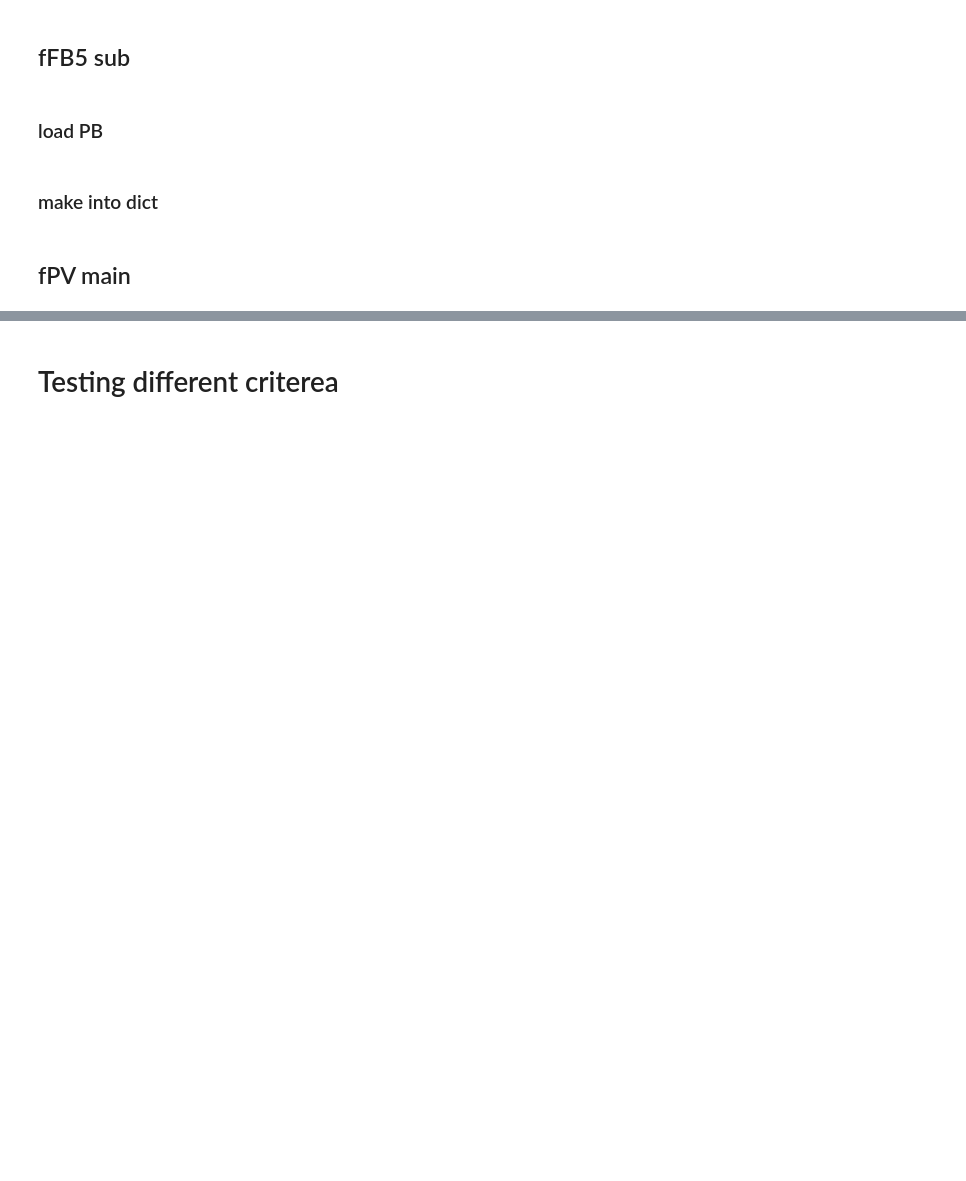
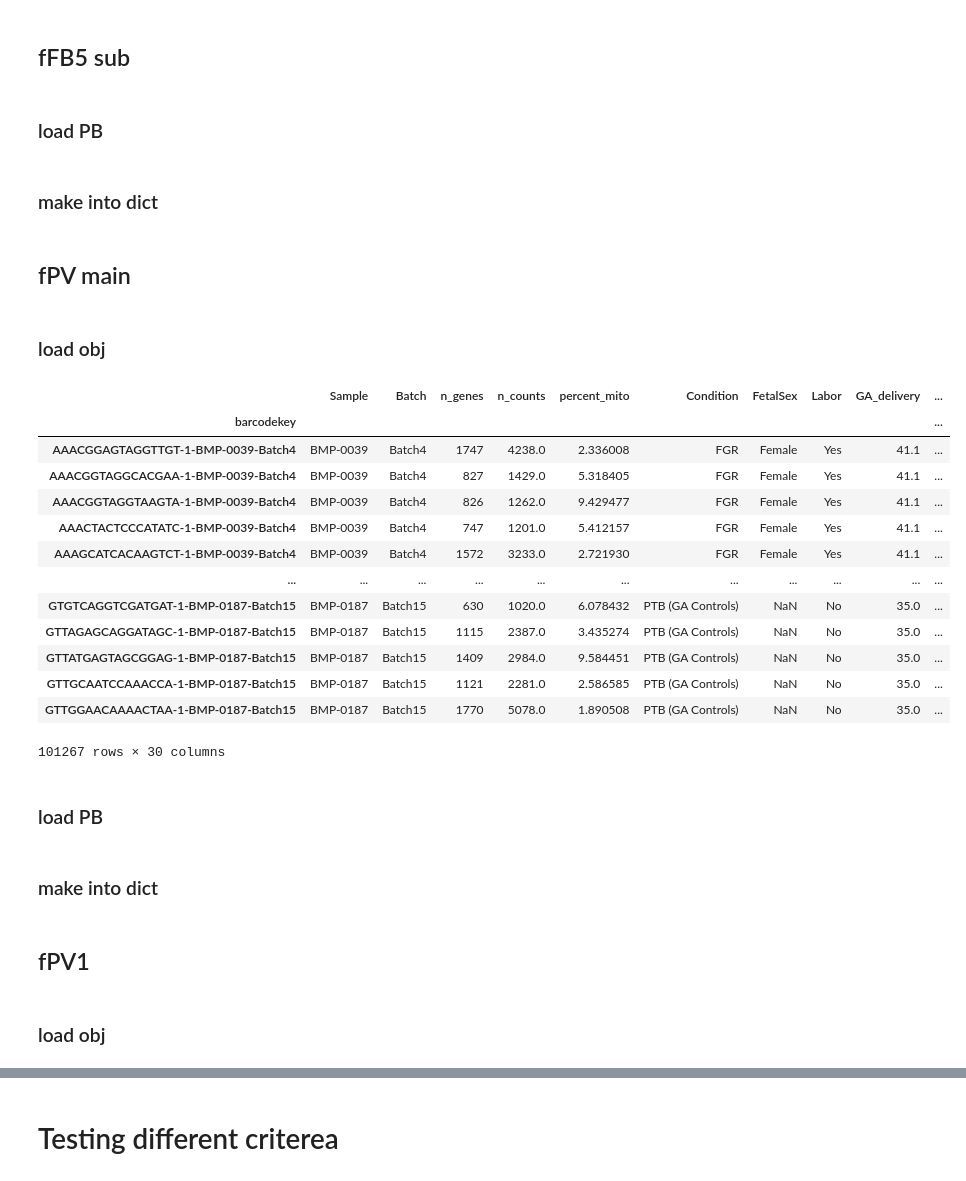
Before and after one commit to plopez842/Preg_placenta_Visium, a Jupyter notebook: 1_prep_marker_genes.ipynb, the cells around one changed output, grey strips where cells are left out. Saved outputs shown, nothing was run; the diff lists cells and outputs as text; code cells hidden in the pictures; blank space fills up the shorter version.

```diff
--- a/1_prep_marker_genes.ipynb
+++ b/1_prep_marker_genes.ipynb
@@ -618,3 +393,26 @@ fFB5_PB = pd.read_excel("/projects/Pregnancy_placenta/Results/11_Subclustering_B
 fFB4_dic = {'main_obj' : fFB5_obj["GEX"], 'pb_dic' : fFB5_PB , 'label_col':'sub_lin2', 'cluster_col':'final_clusters'}
 # %% [markdown]
 ## fPV main
+# %% [markdown]
+### load obj
+# %%
+fPV_ob = mu.read("/projects/Pregnancy_placenta/Results/11_Subclustering_B1-15/Fibroblasts/RD1_fPV_webbrowser/RD1_fPV_webbrowser_NO_MAT/RD1_fPV_V7.h5mu")
+# %%
+fPV_ob["GEX"].obs
+# %% [output]
+|  | Sample | Batch | n_genes | n_counts | percent_mito | Condition | FetalSex | Labor | GA_delivery | ... |
+| barcodekey |  |  |  |  |  |  |  |  |  | ... |
+| AAACGGAGTAGGTTGT-1-BMP-0039-Batch4 | BMP-0039 | Batch4 | 1747 | 4238.0 | 2.336008 | FGR | Female | Yes | 41.1 | ... |
+| AAACGGTAGGCACGAA-1-BMP-0039-Batch4 | BMP-0039 | Batch4 | 827 | 1429.0 | 5.318405 | FGR | Female | Yes | 41.1 | ... |
+| AAACGGTAGGTAAGTA-1-BMP-0039-Batch4 | BMP-0039 | Batch4 | 826 | 1262.0 | 9.429477 | FGR | Female | Yes | 41.1 | ... |
+| AAACTACTCCCATATC-1-BMP-0039-Batch4 | BMP-0039 | Batch4 | 747 | 1201.0 | 5.412157 | FGR | Female | Yes | 41.1 | ... |
+| AAAGCATCACAAGTCT-1-BMP-0039-Batch4 | BMP-0039 | Batch4 | 1572 | 3233.0 | 2.721930 | FGR | Female | Yes | 41.1 | ... |
+| ... | ... | ... | ... | ... | ... | ... | ... | ... | ... | ... |
+| GTGTCAGGTCGATGAT-1-BMP-0187-Batch15 | BMP-0187 | Batch15 | 630 | 1020.0 | 6.078432 | PTB (GA Controls) | NaN | No | 35.0 | ... |
+| GTTAGAGCAGGATAGC-1-BMP-0187-Batch15 | BMP-0187 | Batch15 | 1115 | 2387.0 | 3.435274 | PTB (GA Controls) | NaN | No | 35.0 | ... |
+| GTTATGAGTAGCGGAG-1-BMP-0187-Batch15 | BMP-0187 | Batch15 | 1409 | 2984.0 | 9.584451 | PTB (GA Controls) | NaN | No | 35.0 | ... |
+| GTTGCAATCCAAACCA-1-BMP-0187-Batch15 | BMP-0187 | Batch15 | 1121 | 2281.0 | 2.586585 | PTB (GA Controls) | NaN | No | 35.0 | ... |
+| GTTGGAACAAAACTAA-1-BMP-0187-Batch15 | BMP-0187 | Batch15 | 1770 | 5078.0 | 1.890508 | PTB (GA Controls) | NaN | No | 35.0 | ... |
+101267 rows × 30 columns
+# %% [markdown]
+### load PB
@@ -620,0 +421,2 @@ fFB4_dic = {'main_obj' : fFB5_obj["GEX"], 'pb_dic' : fFB5_PB , 'label_col':'sub_
+# %% [markdown]
+### make into dict
@@ -620,0 +425,4 @@ fFB4_dic = {'main_obj' : fFB5_obj["GEX"], 'pb_dic' : fFB5_PB , 'label_col':'sub_
+# %% [markdown]
+## fPV1
+# %% [markdown]
+### load obj
```
Also changed, not shown: parts of 67 cells of this notebook, 2 other files.
